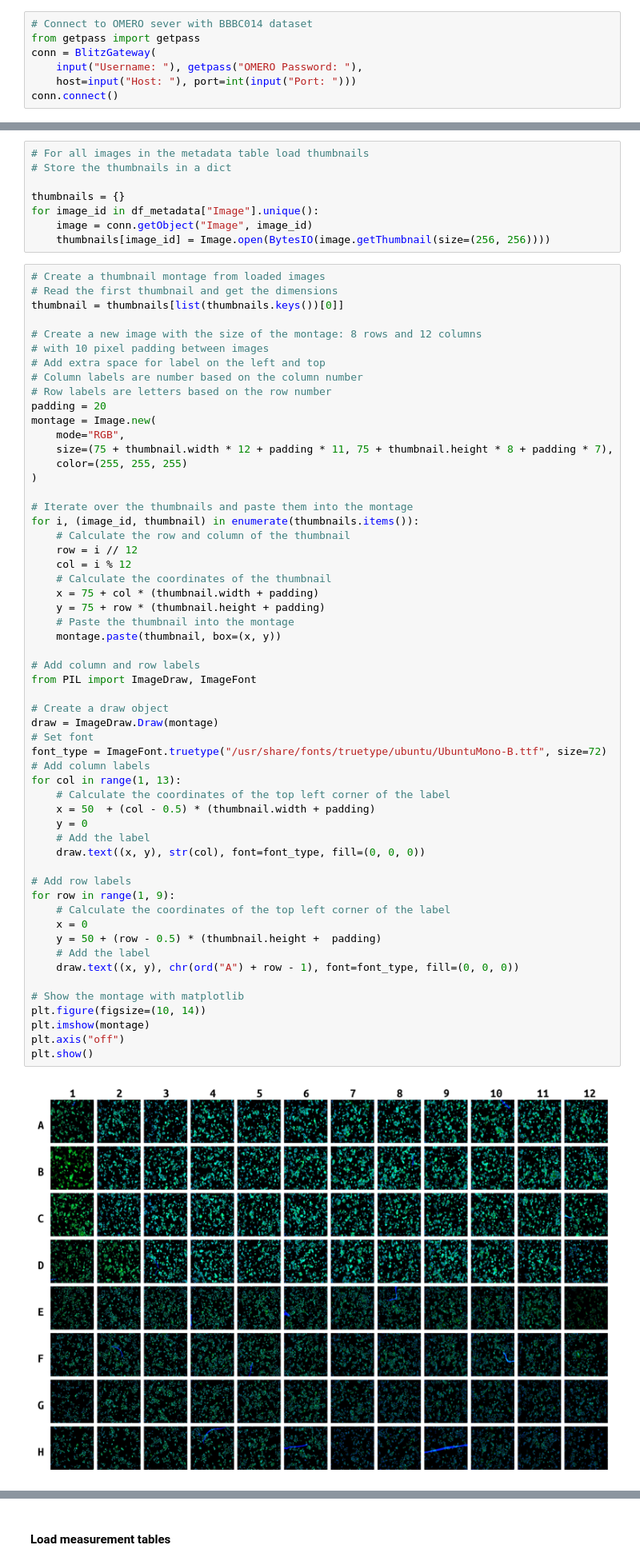
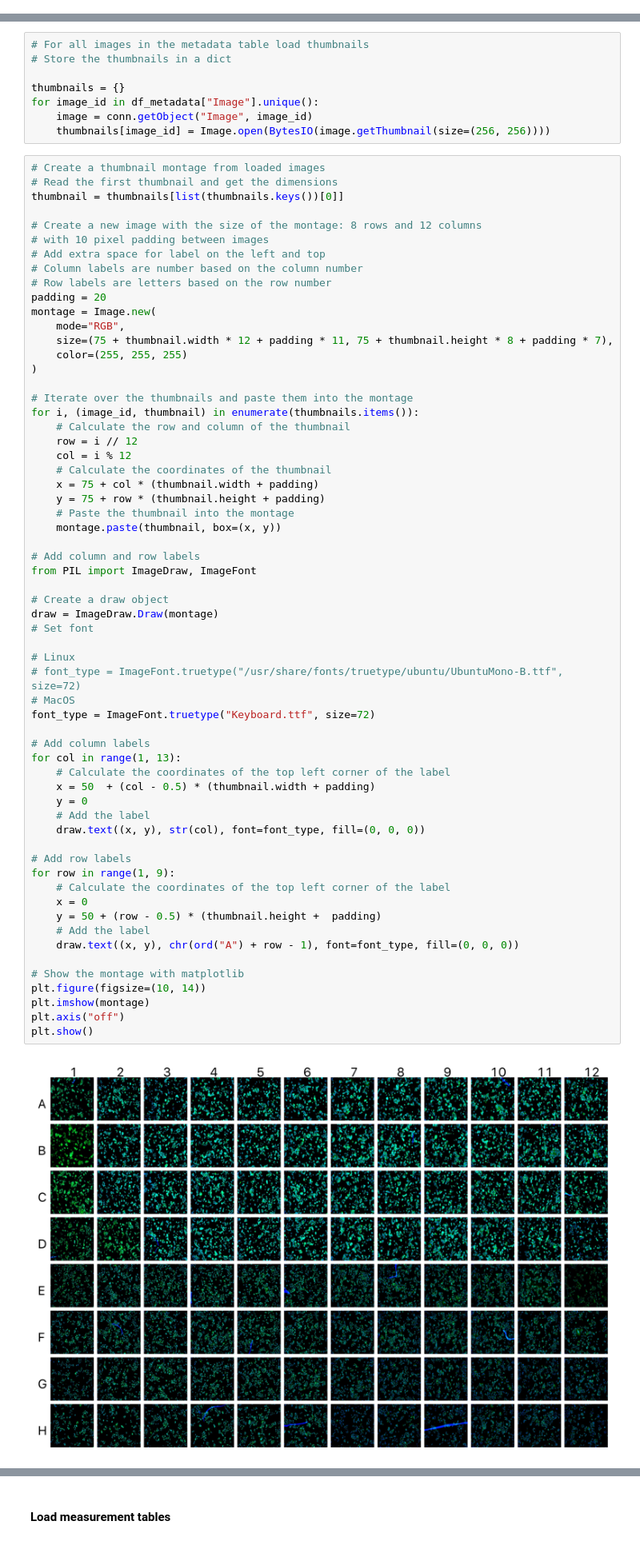
Before and after one commit to glencoesoftware/webinar-notebooks, a Jupyter notebook: 6. Supervised learning for HCS Assay with omero2pandas.ipynb, the cells around one changed output, grey strips where cells are left out. Shown at 80% size. Cells and saved outputs as stored; diff of their text form.

```diff
--- a/6. Supervised learning for HCS Assay with omero2pandas.ipynb
+++ b/6. Supervised learning for HCS Assay with omero2pandas.ipynb
@@ -174,10 +187,3 @@ plt.show()
 [figure]
 # %% [markdown]
 #### Let's have a look at the images
-# %%
-# Connect to OMERO sever with BBBC014 dataset
-from getpass import getpass
-conn = BlitzGateway(
-    input("Username: "), getpass("OMERO Password: "),
-    host=input("Host: "), port=int(input("Port: ")))
-conn.connect()
@@ -224,35 +224,40 @@ for i, (image_id, thumbnail) in enumerate(thumbnails.items()):
     montage.paste(thumbnail, box=(x, y))
 
 # Add column and row labels
 from PIL import ImageDraw, ImageFont
 
 # Create a draw object
 draw = ImageDraw.Draw(montage)
 # Set font
-font_type = ImageFont.truetype("/usr/share/fonts/truetype/ubuntu/UbuntuMono-B.ttf", size=72)
+
+# Linux
+# font_type = ImageFont.truetype("/usr/share/fonts/truetype/ubuntu/UbuntuMono-B.ttf", size=72)
+# MacOS
+font_type = ImageFont.truetype("Keyboard.ttf", size=72)
+
 # Add column labels
 for col in range(1, 13):
     # Calculate the coordinates of the top left corner of the label
     x = 50  + (col - 0.5) * (thumbnail.width + padding)
     y = 0
     # Add the label
     draw.text((x, y), str(col), font=font_type, fill=(0, 0, 0))
 
 # Add row labels
 for row in range(1, 9):
     # Calculate the coordinates of the top left corner of the label
     x = 0
     y = 50 + (row - 0.5) * (thumbnail.height +  padding)
     # Add the label
     draw.text((x, y), chr(ord("A") + row - 1), font=font_type, fill=(0, 0, 0))
 
 # Show the montage with matplotlib
 plt.figure(figsize=(10, 14))
 plt.imshow(montage)
 plt.axis("off")
 plt.show()
 # %% [output]
-[figure, old version]
+[figure, new version]
 # %% [markdown]
 #### Image processing
 
```
Also changed, not shown: parts of 19 cells of this notebook.
